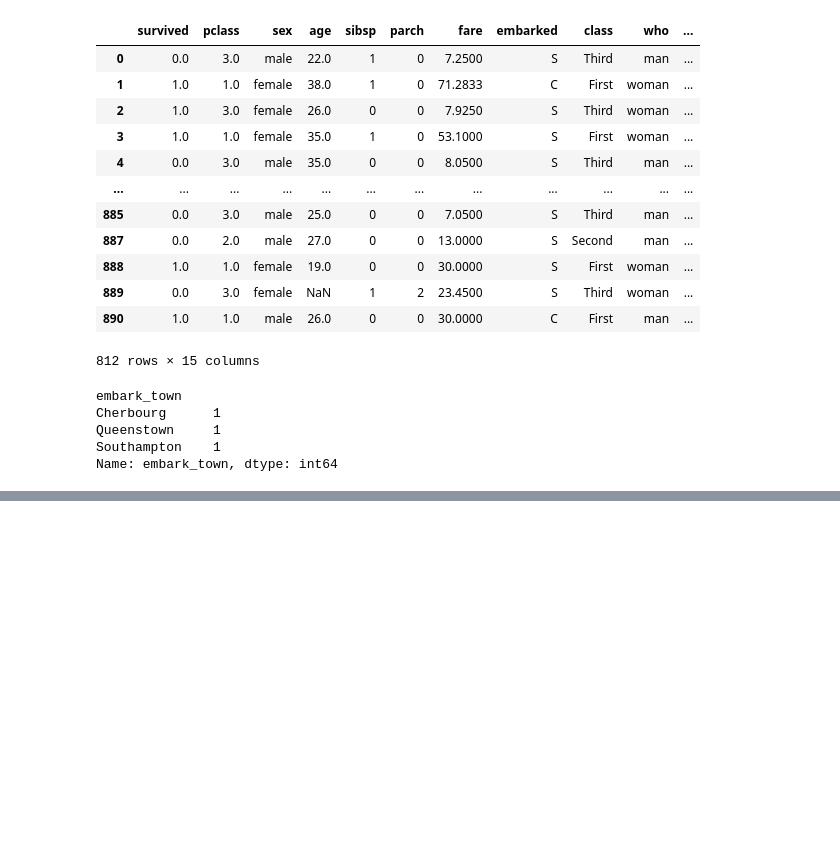
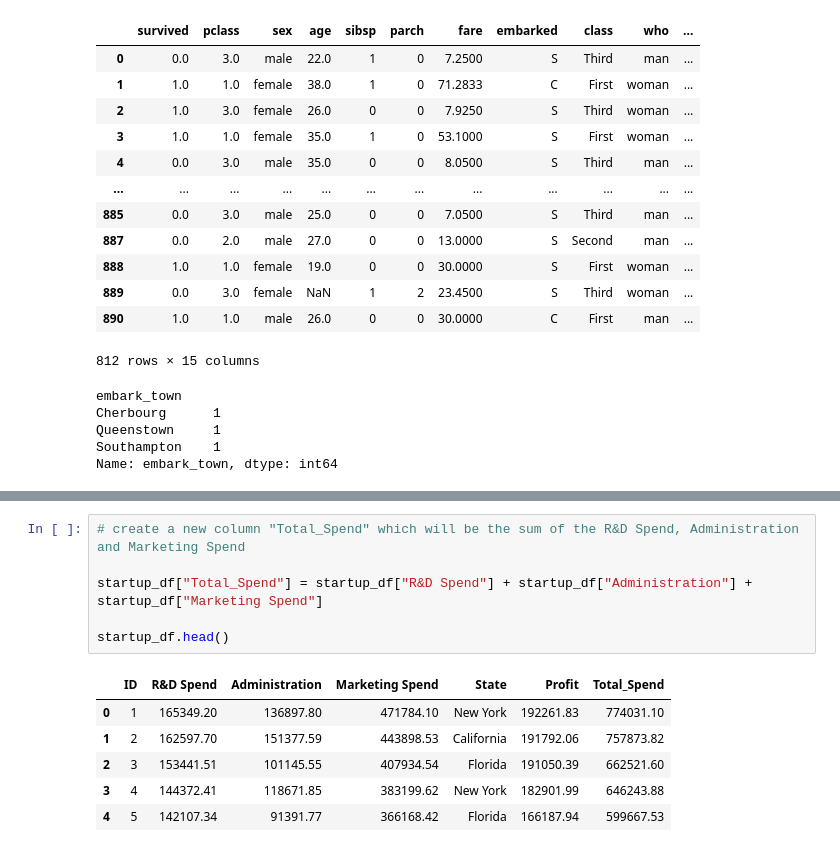
Before and after one commit to ikokkas/Exercises, a Jupyter notebook: Exercises.ipynb, the cells around one changed output, grey strips where cells are left out. Drawn from its saved outputs; the diff is of its cells as text; blank space fills up the shorter version.

```diff
--- a/Exercises.ipynb
+++ b/Exercises.ipynb
@@ -495,0 +524,13 @@ Name: embark_town, dtype: int64
+# %%
+# create a new column "Total_Spend" which will be the sum of the R&D Spend, Administration and Marketing Spend
+
+startup_df["Total_Spend"] = startup_df["R&D Spend"] + startup_df["Administration"] + startup_df["Marketing Spend"]
+
+startup_df.head()
+# %% [output]
+|  | ID | R&D Spend | Administration | Marketing Spend | State | Profit | Total_Spend |
+| 0 | 1 | 165349.20 | 136897.80 | 471784.10 | New York | 192261.83 | 774031.10 |
+| 1 | 2 | 162597.70 | 151377.59 | 443898.53 | California | 191792.06 | 757873.82 |
+| 2 | 3 | 153441.51 | 101145.55 | 407934.54 | Florida | 191050.39 | 662521.60 |
+| 3 | 4 | 144372.41 | 118671.85 | 383199.62 | New York | 182901.99 | 646243.88 |
+| 4 | 5 | 142107.34 | 91391.77 | 366168.42 | Florida | 166187.94 | 599667.53 |
```
Also changed, not shown: parts of 7 cells of this notebook.
